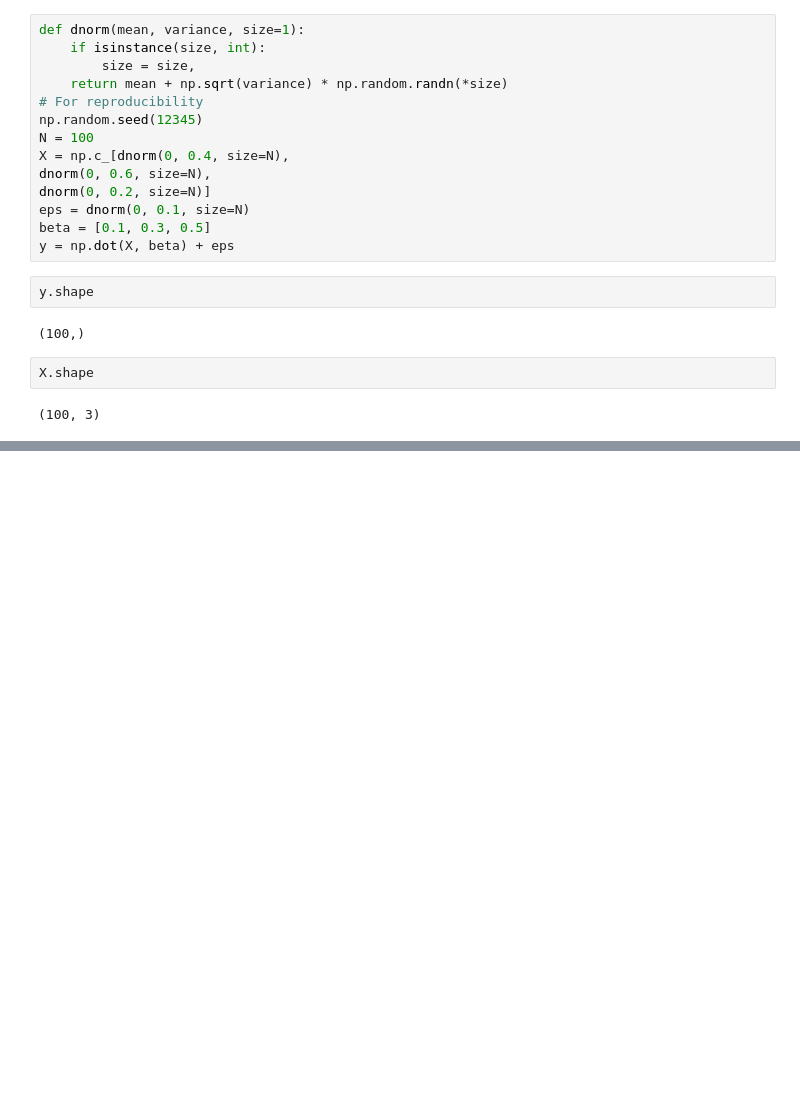
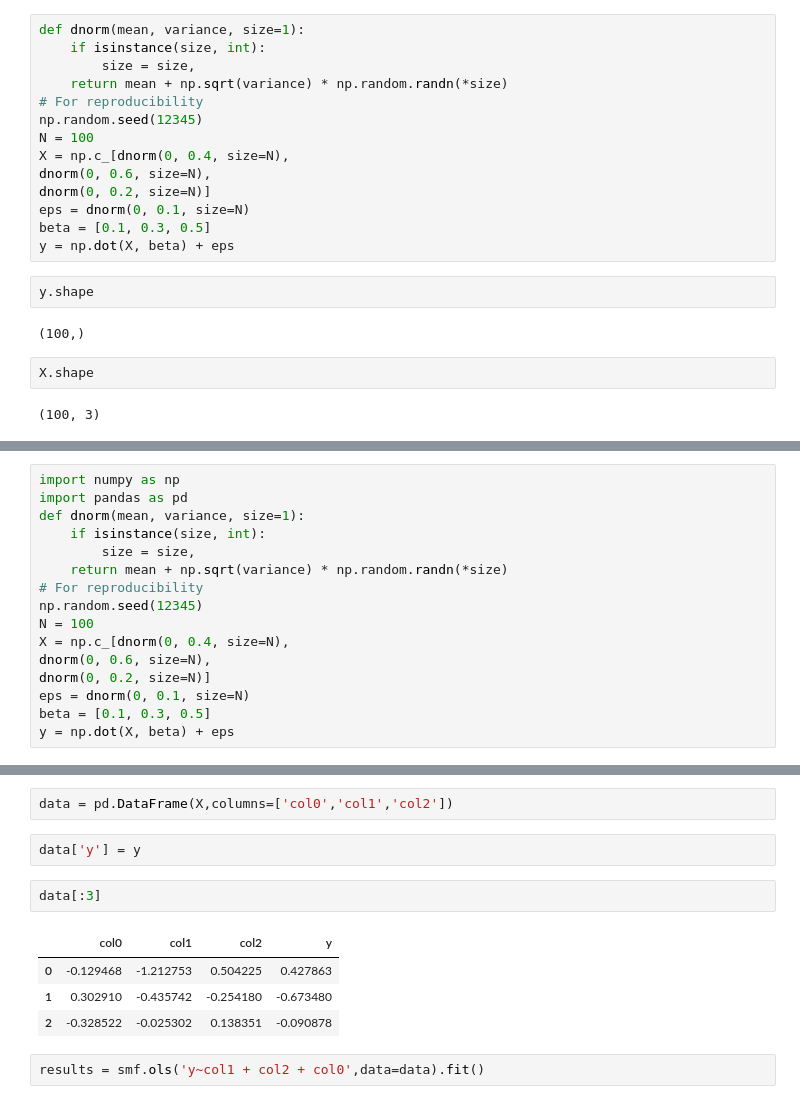
Before and after one commit to goomhow/learn-dm, a Jupyter notebook: capture13.ipynb, the cells around one changed output, grey strips where cells are left out. Drawn from its saved outputs; the diff is of its cells as text; blank space fills up the shorter version.

```diff
--- a/capture13.ipynb
+++ b/capture13.ipynb
@@ -352,0 +357,16 @@ X.shape
+# %%
+import numpy as np
+import pandas as pd
+def dnorm(mean, variance, size=1):
+    if isinstance(size, int):
+        size = size,
+    return mean + np.sqrt(variance) * np.random.randn(*size)
+# For reproducibility
+np.random.seed(12345)
+N = 100
+X = np.c_[dnorm(0, 0.4, size=N),
+dnorm(0, 0.6, size=N),
+dnorm(0, 0.2, size=N)]
+eps = dnorm(0, 0.1, size=N)
+beta = [0.1, 0.3, 0.5]
+y = np.dot(X, beta) + eps
@@ -352,0 +423,13 @@ X.shape
+# %%
+data = pd.DataFrame(X,columns=['col0','col1','col2'])
+# %%
+data['y'] = y
+# %%
+data[:3]
+# %% [output]
+|  | col0 | col1 | col2 | y |
+| 0 | -0.129468 | -1.212753 | 0.504225 | 0.427863 |
+| 1 | 0.302910 | -0.435742 | -0.254180 | -0.673480 |
+| 2 | -0.328522 | -0.025302 | 0.138351 | -0.090878 |
+# %%
+results = smf.ols('y~col1 + col2 + col0',data=data).fit()
```
Also changed, not shown: parts of 48 cells of this notebook, 1 other file.
